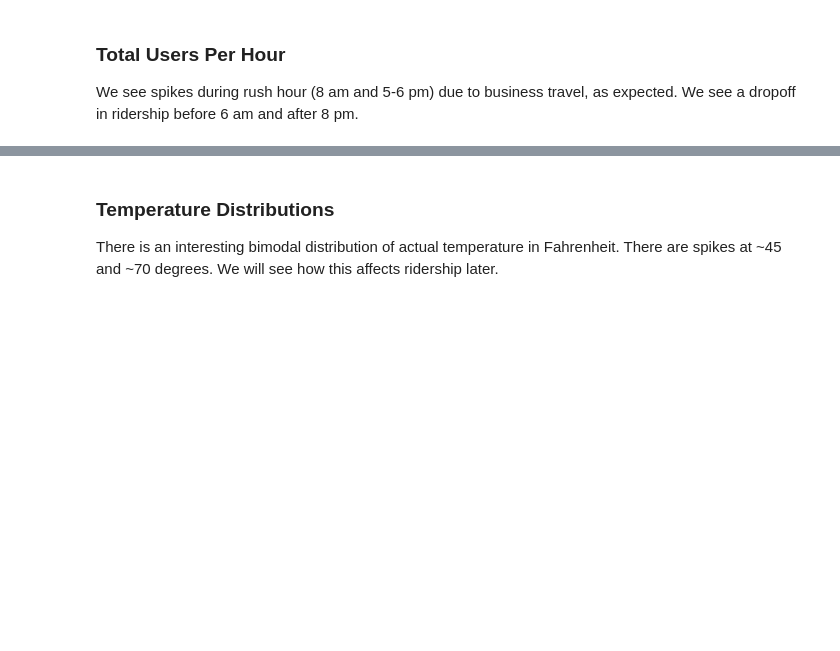
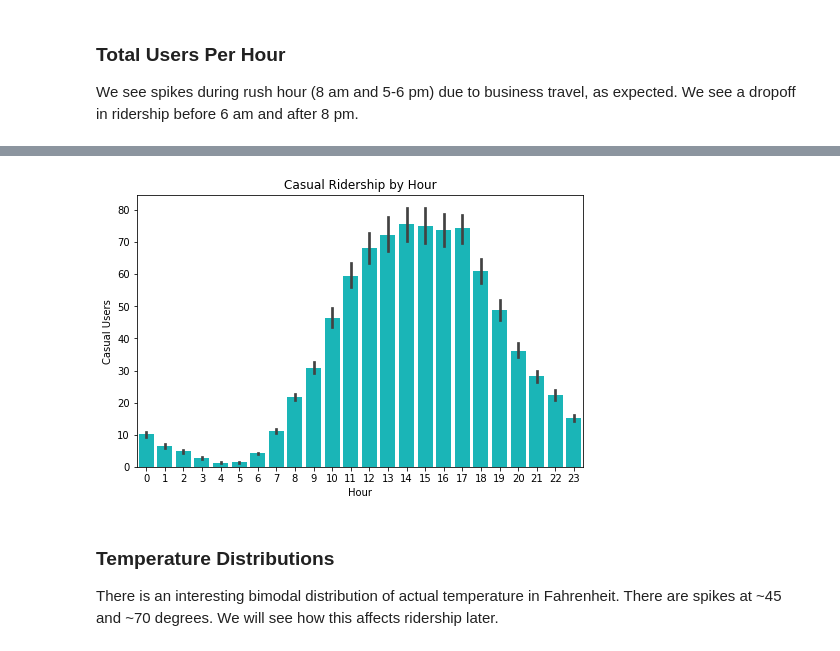
Before and after one commit to ArenCarpenter/Predicting_Bike_Ridership, a Jupyter notebook: 01_Exploratory_Data_Analysis.ipynb, the cells around one changed output, grey strips where cells are left out. Saved outputs shown, nothing was run; the diff lists cells and outputs as text; code cells hidden in the pictures; blank space fills up the shorter version.

```diff
--- a/01_Exploratory_Data_Analysis.ipynb
+++ b/01_Exploratory_Data_Analysis.ipynb
@@ -44,3 +50,9 @@ plt.show()
+# %%
+plt.figure(figsize=(8,5))
+sns.barplot(data=df, x='Hour', y = 'Casual Users', color = 'darkturquoise').set_title('Casual Ridership by Hour')
+plt.show()
+# %% [output]
+[figure, added]
 # %% [markdown]
 ### Temperature Distributions
 
```
Also changed, not shown: parts of 3 cells of this notebook, 3 other files.
